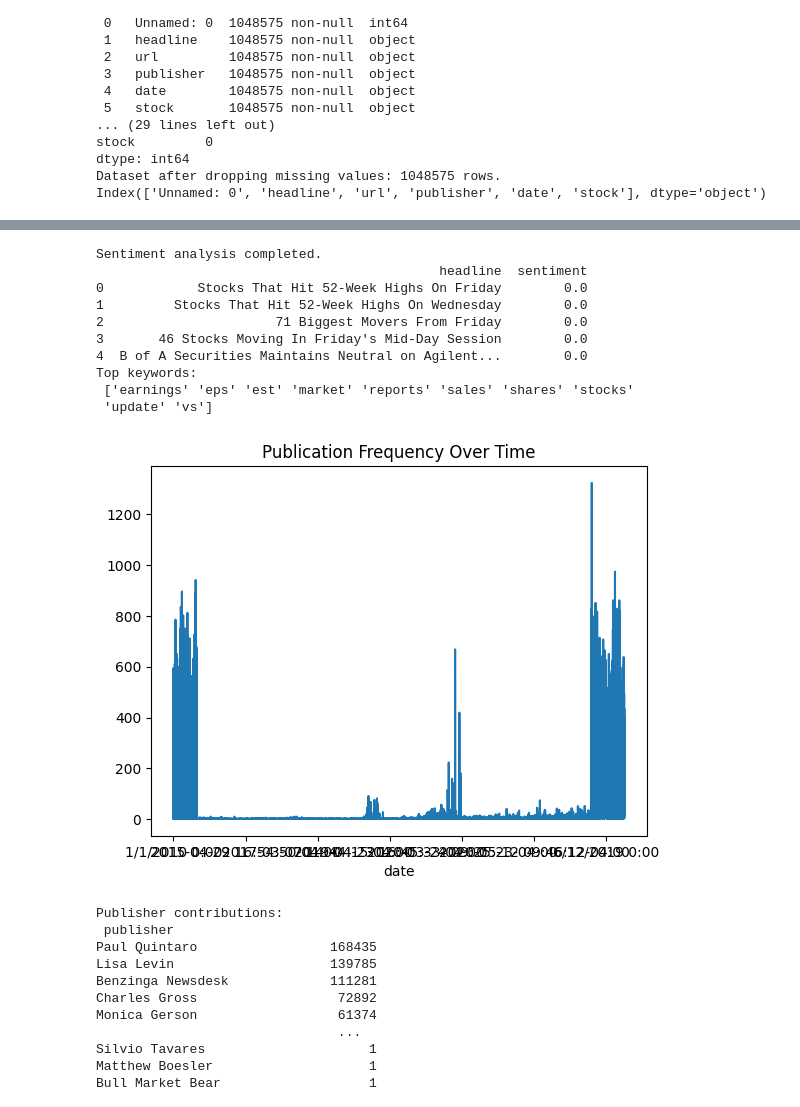
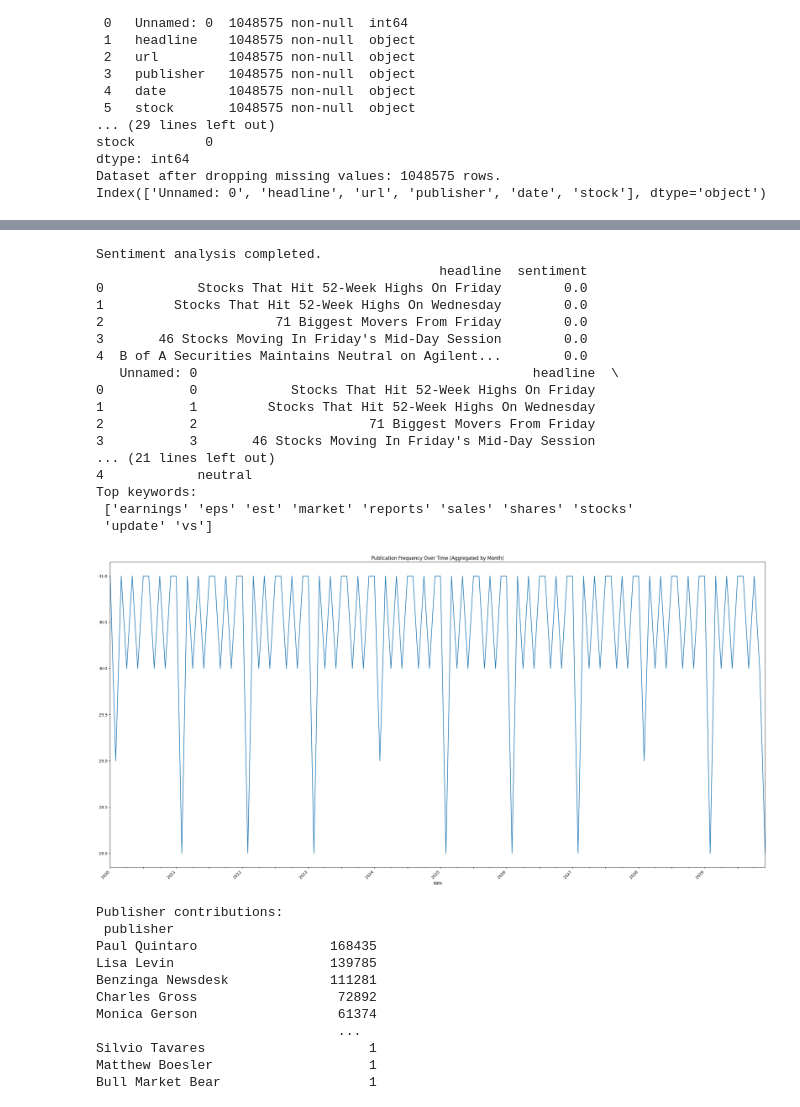
Before and after one commit to eyor23/Nova-Financial-Solutions-Week-01, a Jupyter notebook: notebooks/analysis.ipynb, the cells around one changed output, grey strips where cells are left out. Saved outputs shown, nothing was run; the diff lists cells and outputs as text; code cells hidden in the pictures.

```diff
--- a/notebooks/analysis.ipynb
+++ b/notebooks/analysis.ipynb
@@ -90,10 +105,15 @@ Name: count, Length: 27314, dtype: int64
 # %%
 #Sentimental Analysis
+# Assuming `data_cleaned` is the preprocessed DataFrame
+#df = pfm_sentiment_analysis(data_cleaned, "headline")
 
-from sentiment import sentiment_analysis, keyword_extraction
+
+from sentiment_analysis import sentiment_analysis, keyword_extraction, pfm_sentiment_analysis
 
 # Sentiment Analysis
 sentiment_analysis(data_cleaned, "headline")
+df = pfm_sentiment_analysis(data_cleaned, "headline")
+print(df.head())
 
 # Keyword Extraction
 keyword_extraction(data_cleaned, "headline")
@@ -105,15 +125,25 @@ Sentiment analysis completed.
 2                      71 Biggest Movers From Friday        0.0
 3       46 Stocks Moving In Friday's Mid-Day Session        0.0
 4  B of A Securities Maintains Neutral on Agilent...        0.0
+   Unnamed: 0                                           headline  \
+0           0            Stocks That Hit 52-Week Highs On Friday
+1           1         Stocks That Hit 52-Week Highs On Wednesday
+2           2                      71 Biggest Movers From Friday
+3           3       46 Stocks Moving In Friday's Mid-Day Session
+... (21 lines left out)
+4            neutral
 Top keywords:
  ['earnings' 'eps' 'est' 'market' 'reports' 'sales' 'shares' 'stocks'
  'update' 'vs']
 # %%
 #Time analysis
-from time_series import publication_frequency
+from time_series_analysis import publication_frequency
 
 # Publication Frequency Analysis
-publication_frequency(data_cleaned)
+#publication_frequency(data_cleaned)
+
+dataT = pd.DataFrame({'date': pd.date_range(start='2020-01-01', periods=3650, freq='D')})
+publication_frequency(dataT)
 # %% [output]
-[figure, old version]
+[figure, new version]
 # %%
```
Also changed, not shown: parts of 2 cells of this notebook, 4 other files.
